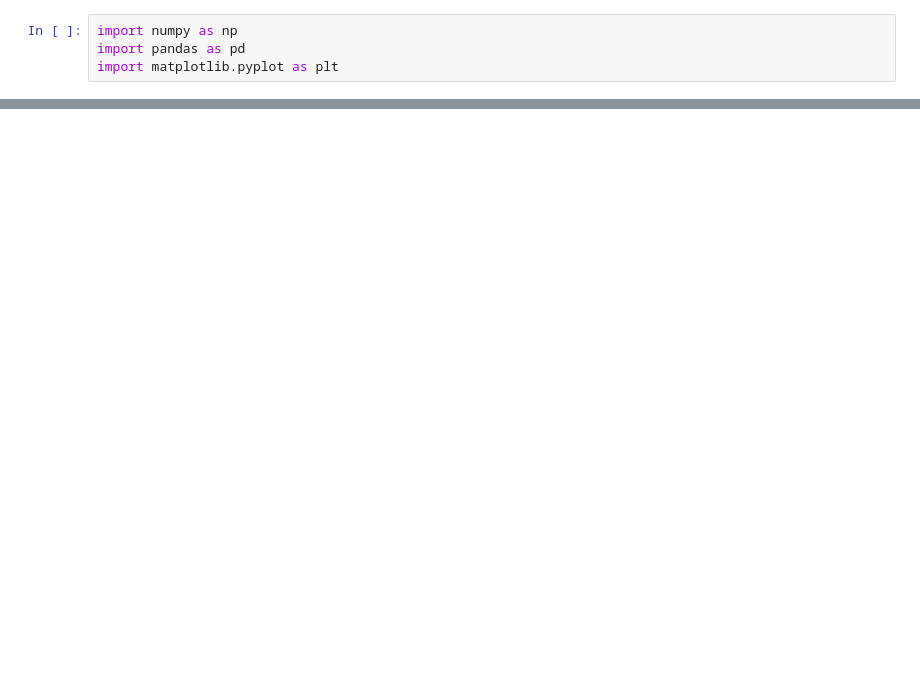
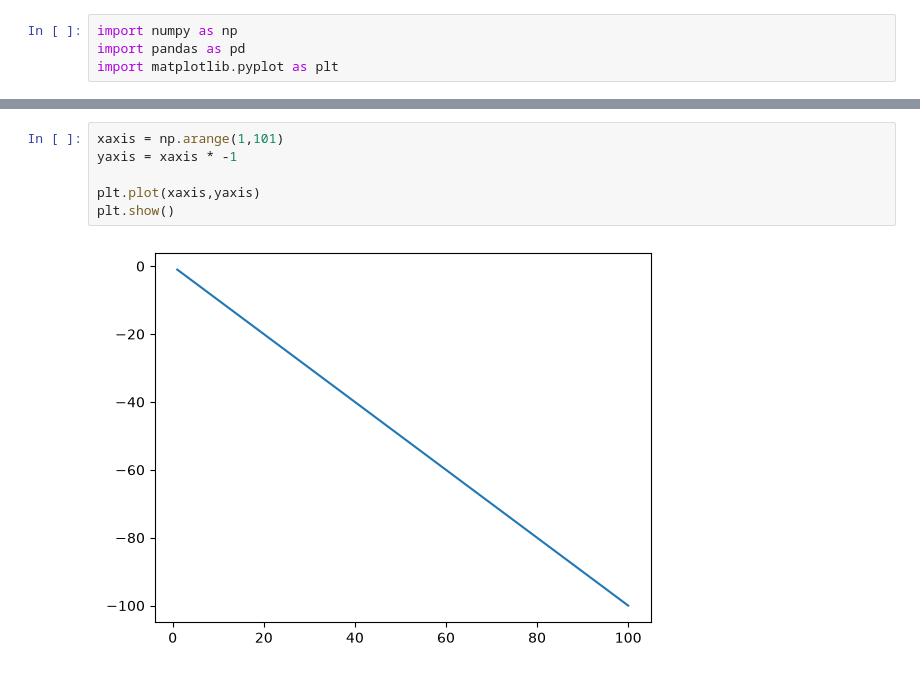
Before and after one commit to fayaspsulfikkar/daily-ml-practice, a Jupyter notebook: Pyhton Basics/Week3/MatPlotLib/matplotlib_intro.ipynb, the cells around one changed output, grey strips where cells are left out. Cells and saved outputs as stored; diff of their text form; blank space fills up the shorter version.

```diff
--- a/Pyhton Basics/Week3/MatPlotLib/matplotlib_intro.ipynb
+++ b/Pyhton Basics/Week3/MatPlotLib/matplotlib_intro.ipynb
@@ -5 +21,9 @@ import matplotlib.pyplot as plt
+# %%
+xaxis = np.arange(1,101)
+yaxis = xaxis * -1
+
+plt.plot(xaxis,yaxis)
+plt.show()
+# %% [output]
+[figure, added]
 # %%
```
Also changed, not shown: parts of 7 cells of this notebook, 3 other files.
